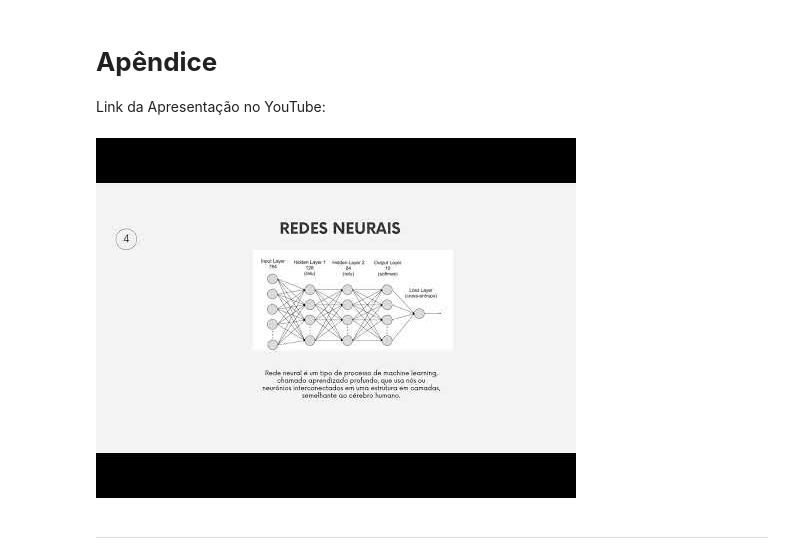
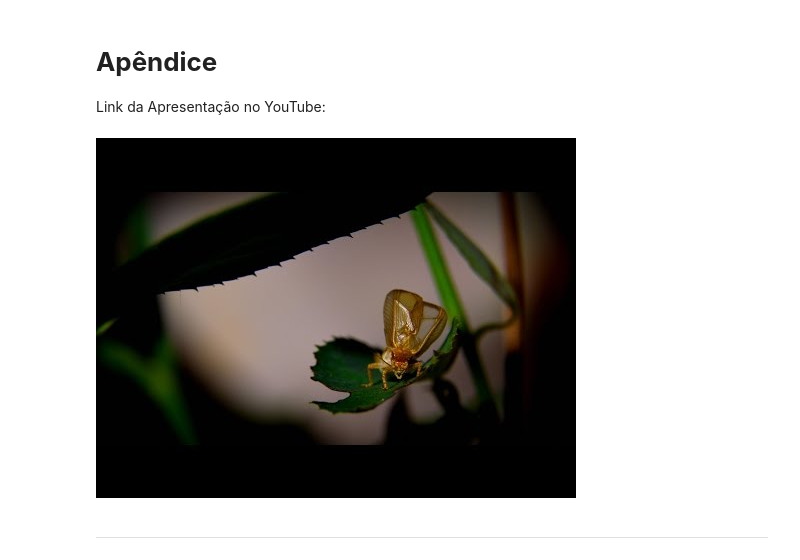
Before and after one commit to lucastso10/projeto_ia_previsao_chuva, a Jupyter notebook: Projeto.ipynb, the cells around one changed output. Saved outputs shown, nothing was run; the diff lists cells and outputs as text; code cells hidden in the pictures.

```diff
--- a/Projeto.ipynb
+++ b/Projeto.ipynb
@@ -256,9 +258,9 @@ Em conclusão, o modelo alcançado ao final desse estudo demonstrou um grau de e
 Link da Apresentação no YouTube:
 # %%
 from IPython.display import YouTubeVideo
-YouTubeVideo('POKEI0BaZuI') # substitua pelo seu vídeo
+YouTubeVideo('ssSCGwy_Qfo') # substitua pelo seu vídeo
 # %% [output]
-[figure, old version]
+[figure, new version]
 # %% [markdown]
 ---
 # %%
```
Also changed, not shown: parts of 2 cells of this notebook.
